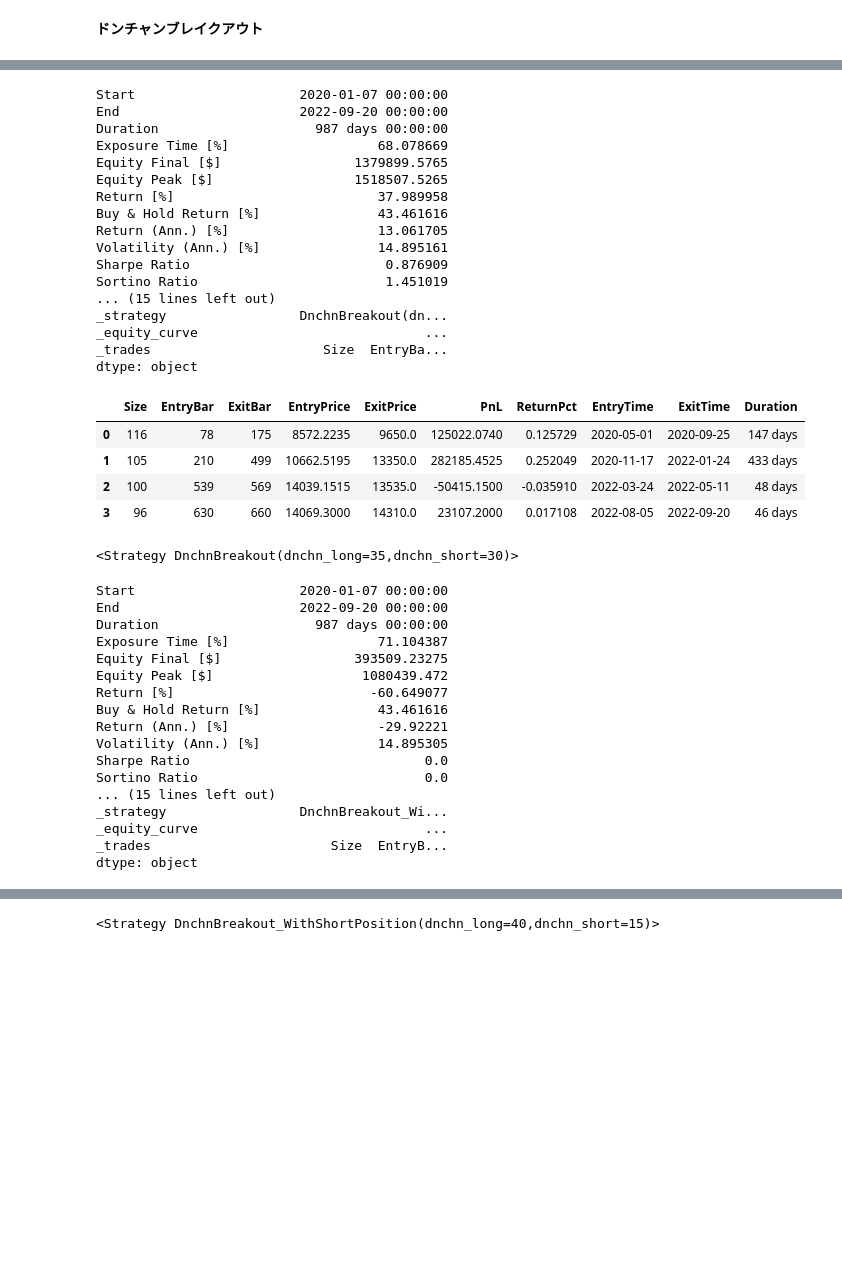
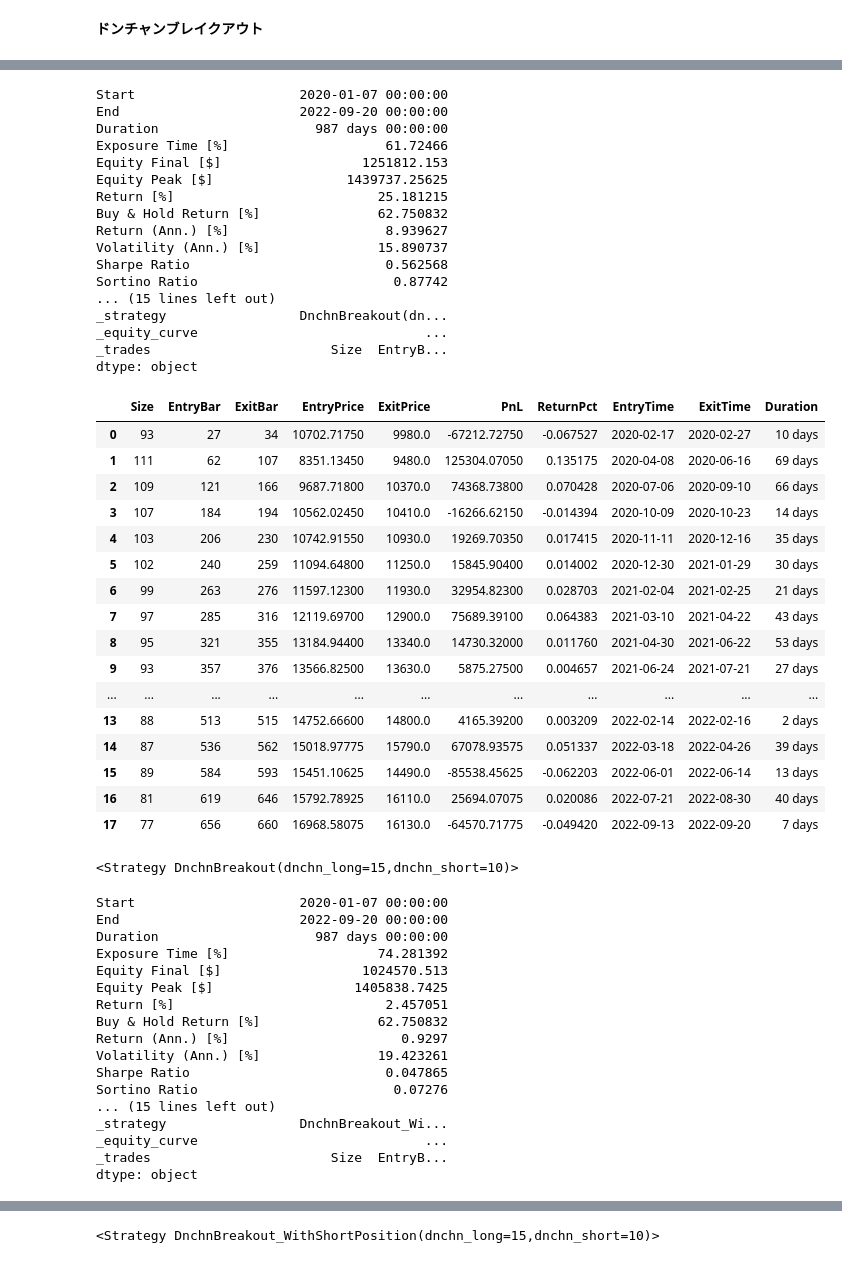
Before and after one commit to simari1/SystemTrade, a Jupyter notebook: Backtesting.py/0_DoBacktesting_Original.ipynb, the cells around one changed output, grey strips where cells are left out. Saved outputs shown, nothing was run; the diff lists cells and outputs as text; code cells hidden in the pictures; blank space fills up the shorter version.

```diff
--- a/Backtesting.py/0_DoBacktesting_Original.ipynb
+++ b/Backtesting.py/0_DoBacktesting_Original.ipynb
@@ -12,18 +12,18 @@ import os
 import platform
 import psutil
 import numpy as np
+import BacktestingStrategies.Optimization as opt
 
 #https://www.sbisec.co.jp/ETGate/WPLETmgR001Control?OutSide=on&getFlg=on&burl=search_domestic&cat1=domestic&cat2=none&dir=info&file=domestic_info150818_01.html
 #https://www.morningstar.co.jp/etf_foreign/search.jsp
 # start = datetime.date(2021,1,1)
-start = datetime.datetime.today() + relativedelta.relativedelta(years=-1)
+start = datetime.datetime.today() + relativedelta.relativedelta(years=-5)
 end = datetime.date.today()
 # data = web.DataReader('7203.T', 'yahoo', start, end)  #toyota
 # data = web.DataReader('1321.T', 'yahoo', start, end)  #(NEXT FUNDS)日経225連動型上場投信
 # data = web.DataReader('1570.T', 'yahoo', start, end)  #NEXT FUNDS 日経平均レバレッジ・インデックス連動型上場投信
-data = web.DataReader('1357.T', 'yahoo', start, end)  #NEXT FUNDS 日経平均ダブルインバース・インデックス連動型上場投信
-# data = web.DataReader('1655.T', 'yahoo', start, end)  #iシェアーズ S&P500 米国株 ETF　→　取得されるデータがおかしい？？
-# data = web.DataReader('2558.T', 'yahoo', start, end)  #MAXIS 米国株式(S&P500)上場投信
+# data = web.DataReader('1357.T', 'yahoo', start, end)  #NEXT FUNDS 日経平均ダブルインバース・インデックス連動型上場投信
+data = web.DataReader('2558.T', 'yahoo', start, end)  #MAXIS 米国株式(S&P500)上場投信
 # data = web.DataReader('2631.T', 'yahoo', start, end)  #MAXIS ナスダック100上場投信
 # data = web.DataReader('2559.T', 'yahoo', start, end)    #MAXIS 全世界株式(オール・カントリー)上場投信
 
@@ -854,6 +1039,7 @@ dtype: object
 # %%
 import BacktestingStrategies.Strategy_Donchian as btstdnchn
 importlib.reload(btstdnchn)
+importlib.reload(opt)
 
 # バックテストを設定
 bt = Backtest(
@@ -871,7 +1057,7 @@ execute_backtest(bt)
 opt_params = {
     "dnchn_long": range(10, 50, 5),
     "dnchn_short": range(10, 50, 5),
-    "maximize": 'Equity Final [$]',\
+    "maximize": opt.optim_func,\
     "method": 'grid',\
     "constraint": lambda x: (x.dnchn_long > x.dnchn_short),\
     "max_tries": 1000}
@@ -930,38 +1117,50 @@ dtype: object
 Start                     2020-01-07 00:00:00
 End                       2022-09-20 00:00:00
 Duration                    987 days 00:00:00
-Exposure Time [%]                   68.078669
-Equity Final [$]                 1379899.5765
-Equity Peak [$]                  1518507.5265
-Return [%]                          37.989958
-Buy & Hold Return [%]               43.461616
-Return (Ann.) [%]                   13.061705
-Volatility (Ann.) [%]               14.895161
-Sharpe Ratio                         0.876909
-Sortino Ratio                        1.451019
+Exposure Time [%]                    61.72466
+Equity Final [$]                  1251812.153
+Equity Peak [$]                 1439737.25625
+Return [%]                          25.181215
+Buy & Hold Return [%]               62.750832
+Return (Ann.) [%]                    8.939627
+Volatility (Ann.) [%]               15.890737
+Sharpe Ratio                         0.562568
+Sortino Ratio                         0.87742
 ... (15 lines left out)
 _strategy                 DnchnBreakout(dn...
 _equity_curve                             ...
-_trades                      Size  EntryBa...
+_trades                       Size  EntryB...
 dtype: object
 |  | Size | EntryBar | ExitBar | EntryPrice | ExitPrice | PnL | ReturnPct | EntryTime | ExitTime | Duration |
-| 0 | 116 | 78 | 175 | 8572.2235 | 9650.0 | 125022.0740 | 0.125729 | 2020-05-01 | 2020-09-25 | 147 days |
-| 1 | 105 | 210 | 499 | 10662.5195 | 13350.0 | 282185.4525 | 0.252049 | 2020-11-17 | 2022-01-24 | 433 days |
-| 2 | 100 | 539 | 569 | 14039.1515 | 13535.0 | -50415.1500 | -0.035910 | 2022-03-24 | 2022-05-11 | 48 days |
-| 3 | 96 | 630 | 660 | 14069.3000 | 14310.0 | 23107.2000 | 0.017108 | 2022-08-05 | 2022-09-20 | 46 days |
+| 0 | 93 | 27 | 34 | 10702.71750 | 9980.0 | -67212.72750 | -0.067527 | 2020-02-17 | 2020-02-27 | 10 days |
+| 1 | 111 | 62 | 107 | 8351.13450 | 9480.0 | 125304.07050 | 0.135175 | 2020-04-08 | 2020-06-16 | 69 days |
+| 2 | 109 | 121 | 166 | 9687.71800 | 10370.0 | 74368.73800 | 0.070428 | 2020-07-06 | 2020-09-10 | 66 days |
+| 3 | 107 | 184 | 194 | 10562.02450 | 10410.0 | -16266.62150 | -0.014394 | 2020-10-09 | 2020-10-23 | 14 days |
+| 4 | 103 | 206 | 230 | 10742.91550 | 10930.0 | 19269.70350 | 0.017415 | 2020-11-11 | 2020-12-16 | 35 days |
+| 5 | 102 | 240 | 259 | 11094.64800 | 11250.0 | 15845.90400 | 0.014002 | 2020-12-30 | 2021-01-29 | 30 days |
+| 6 | 99 | 263 | 276 | 11597.12300 | 11930.0 | 32954.82300 | 0.028703 | 2021-02-04 | 2021-02-25 | 21 days |
+| 7 | 97 | 285 | 316 | 12119.69700 | 12900.0 | 75689.39100 | 0.064383 | 2021-03-10 | 2021-04-22 | 43 days |
+| 8 | 95 | 321 | 355 | 13184.94400 | 13340.0 | 14730.32000 | 0.011760 | 2021-04-30 | 2021-06-22 | 53 days |
+| 9 | 93 | 357 | 376 | 13566.82500 | 13630.0 | 5875.27500 | 0.004657 | 2021-06-24 | 2021-07-21 | 27 days |
+| ... | ... | ... | ... | ... | ... | ... | ... | ... | ... | ... |
+| 13 | 88 | 513 | 515 | 14752.66600 | 14800.0 | 4165.39200 | 0.003209 | 2022-02-14 | 2022-02-16 | 2 days |
+| 14 | 87 | 536 | 562 | 15018.97775 | 15790.0 | 67078.93575 | 0.051337 | 2022-03-18 | 2022-04-26 | 39 days |
+| 15 | 89 | 584 | 593 | 15451.10625 | 14490.0 | -85538.45625 | -0.062203 | 2022-06-01 | 2022-06-14 | 13 days |
+| 16 | 81 | 619 | 646 | 15792.78925 | 16110.0 | 25694.07075 | 0.020086 | 2022-07-21 | 2022-08-30 | 40 days |
+| 17 | 77 | 656 | 660 | 16968.58075 | 16130.0 | -64570.71775 | -0.049420 | 2022-09-13 | 2022-09-20 | 7 days |
-<Strategy DnchnBreakout(dnchn_long=35,dnchn_short=30)>
+<Strategy DnchnBreakout(dnchn_long=15,dnchn_short=10)>
 Start                     2020-01-07 00:00:00
 End                       2022-09-20 00:00:00
 Duration                    987 days 00:00:00
-Exposure Time [%]                   71.104387
-Equity Final [$]                 393509.23275
-Equity Peak [$]                   1080439.472
-Return [%]                         -60.649077
-Buy & Hold Return [%]               43.461616
-Return (Ann.) [%]                   -29.92221
-Volatility (Ann.) [%]               14.895305
-Sharpe Ratio                              0.0
-Sortino Ratio                             0.0
+Exposure Time [%]                   74.281392
+Equity Final [$]                  1024570.513
+Equity Peak [$]                  1405838.7425
+Return [%]                           2.457051
+Buy & Hold Return [%]               62.750832
+Return (Ann.) [%]                      0.9297
+Volatility (Ann.) [%]               19.423261
+Sharpe Ratio                         0.047865
+Sortino Ratio                         0.07276
 ... (15 lines left out)
 _strategy                 DnchnBreakout_Wi...
 _equity_curve                             ...
@@ -1021,4 +1220,4 @@ dtype: object
-<Strategy DnchnBreakout_WithShortPosition(dnchn_long=40,dnchn_short=15)>
+<Strategy DnchnBreakout_WithShortPosition(dnchn_long=15,dnchn_short=10)>
 # %%
 df_returns_sorted = df_returns[["_strategy", "Start", "End", "Duration", "Exposure Time [%]", "Equity Final [$]", "Equity Peak [$]", "Return [%]", "Buy & Hold Return [%]", "Return (Ann.) [%]", "Volatility (Ann.) [%]", "Sharpe Ratio", "Sortino Ratio", "Calmar Ratio", "Max. Drawdown [%]", "Avg. Drawdown [%]", "Max. Drawdown Duration", "Avg. Drawdown Duration", "# Trades", "Win Rate [%]", "Best Trade [%]", "Worst Trade [%]", "Avg. Trade [%]", "Max. Trade Duration", "Avg. Trade Duration", "Profit Factor", "Expectancy [%]", "SQN",
 ]].sort_values(by = "Equity Final [$]", ascending = False)
```
Also changed, not shown: parts of 8 cells of this notebook, 4 other files.
